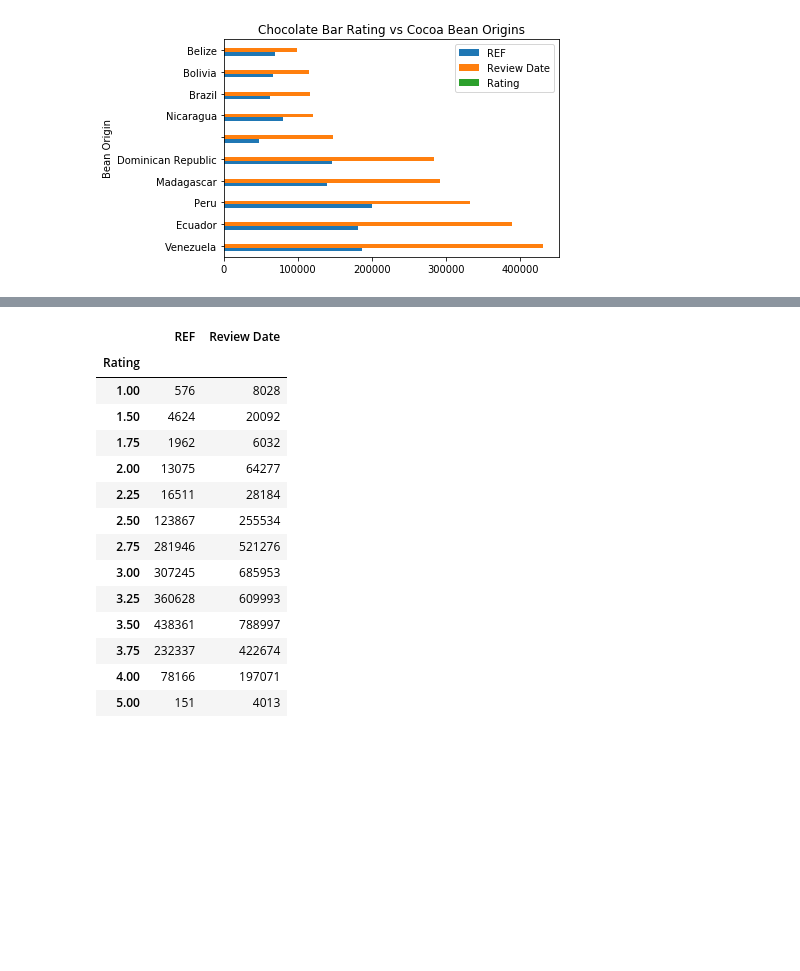
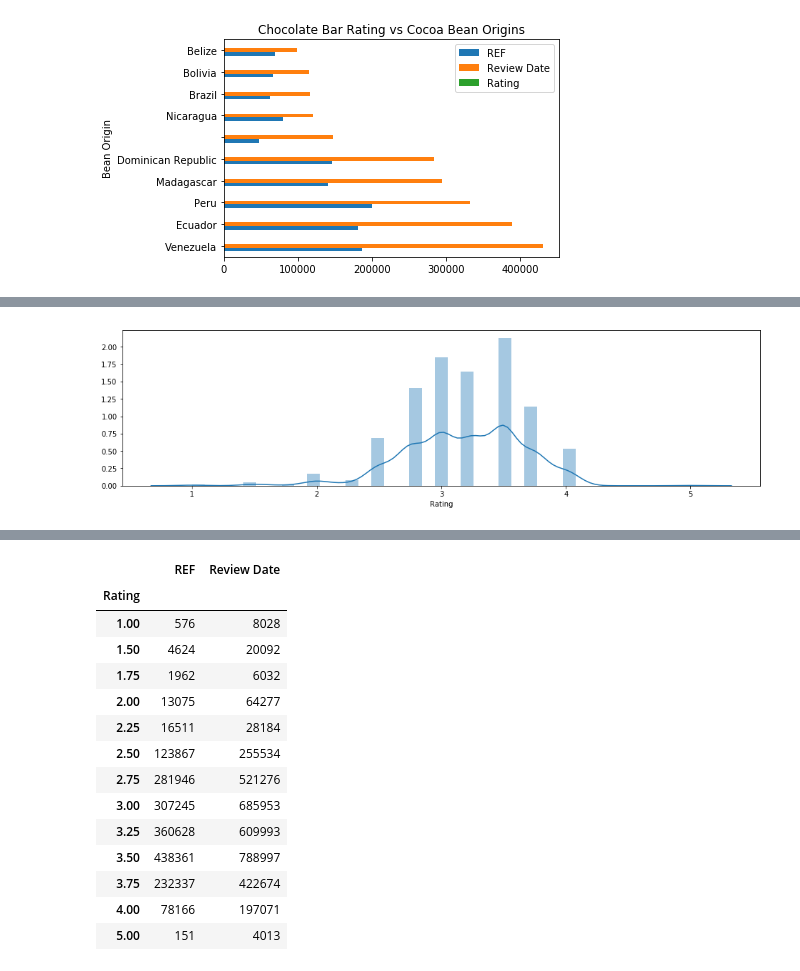
Before and after one commit to BunLinh/Homeworksubmissions, a Jupyter notebook: Copy_of_Team_1_Chocolate_Bar.ipynb, the cells around one changed output, grey strips where cells are left out. Saved outputs shown, nothing was run; the diff lists cells and outputs as text; code cells hidden in the pictures; blank space fills up the shorter version.

```diff
--- a/Copy_of_Team_1_Chocolate_Bar.ipynb
+++ b/Copy_of_Team_1_Chocolate_Bar.ipynb
@@ -345,0 +423,6 @@ choco_bar['Cocoa Percent'].value_counts()
+# %%
+# displot
+fig, ax = plt.subplots(figsize=[16,4])
+sns.distplot(choco_bar['Rating'],ax=ax);
+# %% [output]
+[figure, added]
```
Also changed, not shown: parts of 15 cells of this notebook.
